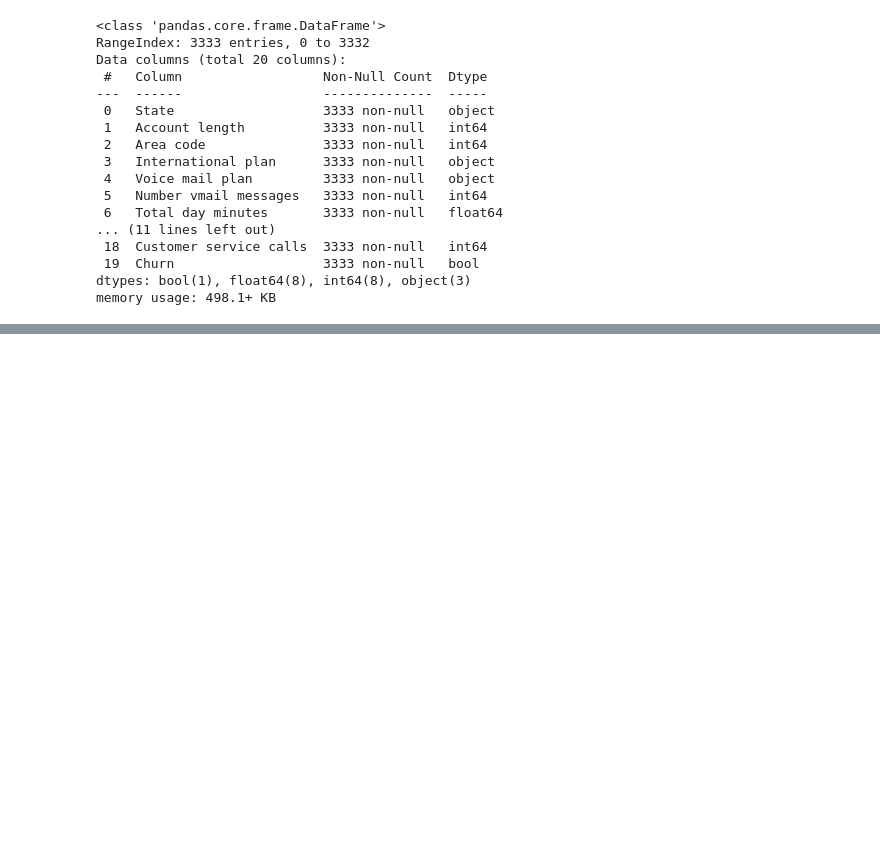
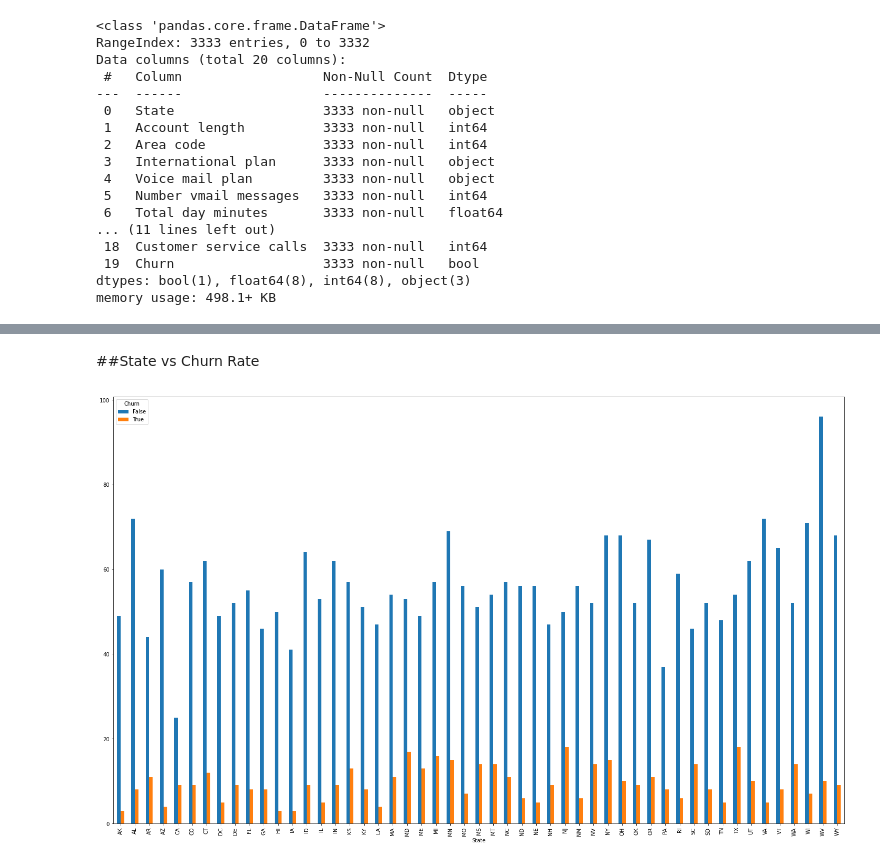
Before and after one commit to Zeeshan00789/Telecom-churn-analysis, a Jupyter notebook: Telecom_Churn_Analysis_Capstone_Project.ipynb, the cells around one changed output, grey strips where cells are left out. Saved outputs shown, nothing was run; the diff lists cells and outputs as text; code cells hidden in the pictures; blank space fills up the shorter version.

```diff
--- a/Telecom_Churn_Analysis_Capstone_Project.ipynb
+++ b/Telecom_Churn_Analysis_Capstone_Project.ipynb
@@ -168,0 +213,10 @@ plt.rcParams['figure.figsize']= (40,35)
+# %% [markdown]
+##State vs Churn Rate
+# %%
+state = df[['State', 'Churn']]
+state = state.groupby(['State', 'Churn']).size()
+state = state.unstack()
+state.plot(kind= 'bar')
+plt.rcParams['figure.figsize'] = (10, 5)
+# %% [output]
+[figure, added]
```
Also changed, not shown: parts of 46 cells of this notebook.
